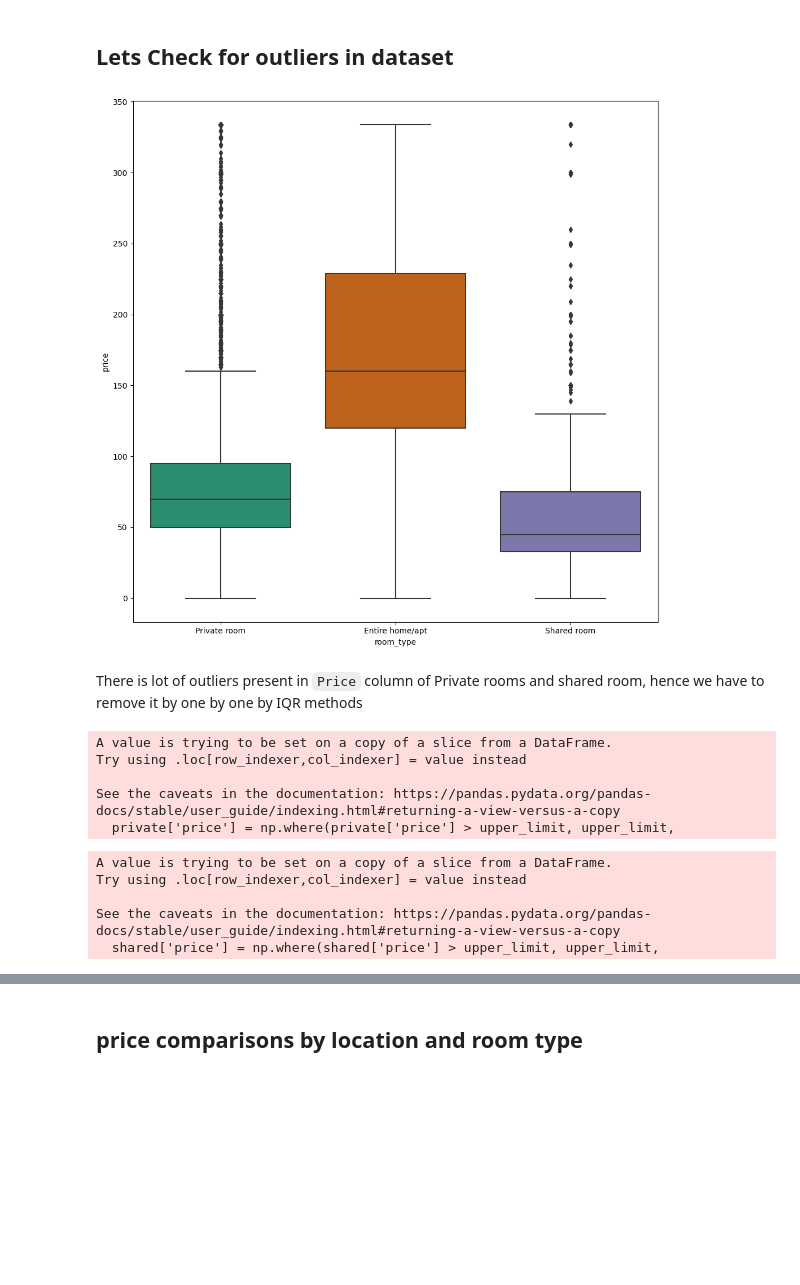
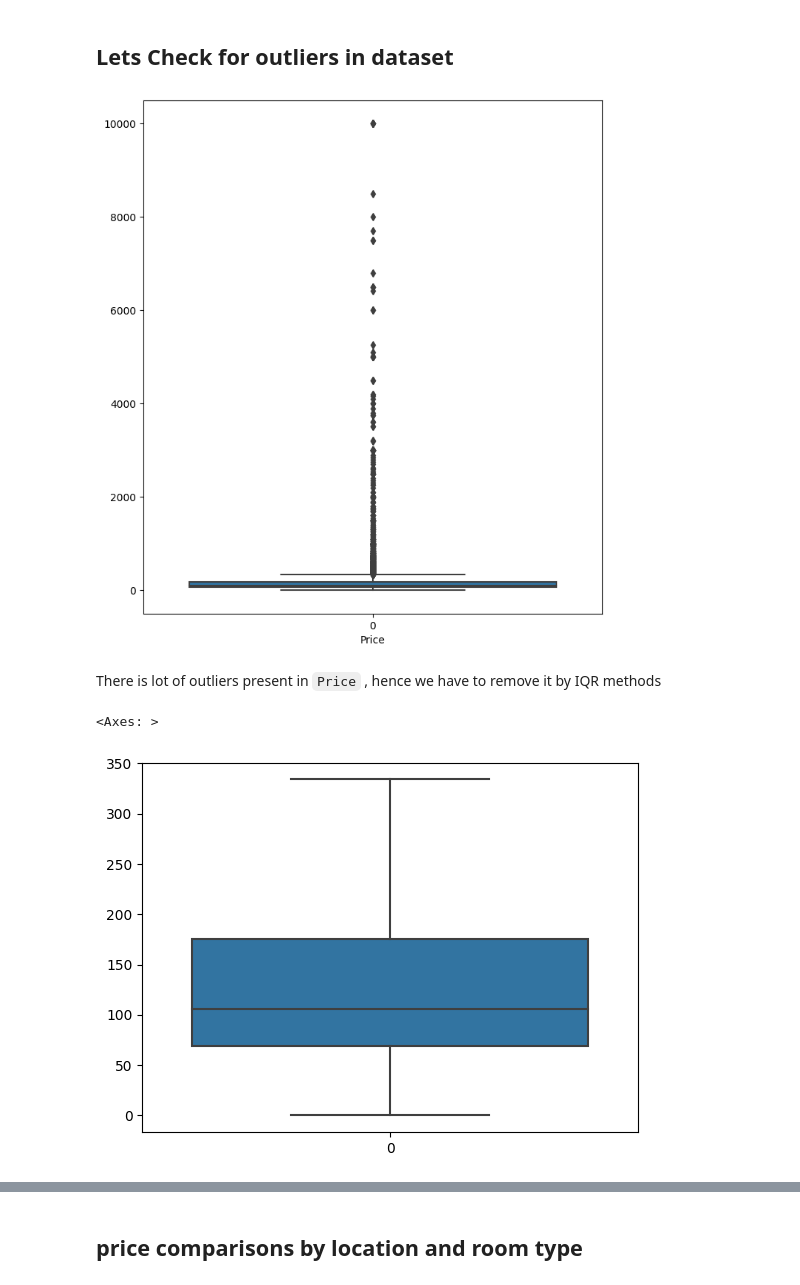
Before and after one commit to vivekMishra121/AirBnb_Booking_AnalysisEDA, a Jupyter notebook: AirBnb_BookingAnalysisEDA.ipynb, the cells around one changed output, grey strips where cells are left out. Cells and saved outputs as stored; diff of their text form; code cells hidden in the pictures; blank space fills up the shorter version.

```diff
--- a/AirBnb_BookingAnalysisEDA.ipynb
+++ b/AirBnb_BookingAnalysisEDA.ipynb
@@ -308,12 +398,13 @@ df['last_review'] = pd.to_datetime(df['last_review'])
 
 
 ##  Lets Check for outliers in dataset
-# %%
-# Lets check for outliers in price of various room types
-sns.boxplot(x=df['room_type'],y=df['price'])
-plt.show()
-# %% [output]
-[figure, removed]
+# %%
+plt.figure(figsize =(8,9))
+sns.boxplot(df['price'])
+plt.xlabel('Price')
+plt.show()
+# %% [output]
+[figure, added]
 # %% [markdown]
-There is lot of outliers  present in `Price` column of Private rooms and shared room, hence we have to remove it by one by one by IQR methods
+There is lot of outliers  present in `Price` , hence we have to remove it by IQR methods
 # %%
@@ -333,11 +421,5 @@ upper_limit = Q3 + 1.5*IQR
 # %%
 # Handle and fixed the outlier by using IQR and capping method
 
-private['price'] = np.where(private['price'] > upper_limit, upper_limit,
-                     np.where(private['price'] < lower_limit, lower_limit, private['price']))
+df['price'] = np.where(df['price'] > upper_limit, upper_limit,
+                     np.where(df['price'] < lower_limit, lower_limit, df['price']))
-# %% [output]
-A value is trying to be set on a copy of a slice from a DataFrame.
-Try using .loc[row_indexer,col_indexer] = value instead
-
-See the caveats in the documentation: https://pandas.pydata.org/pandas-docs/stable/user_guide/indexing.html#returning-a-view-versus-a-copy
-  private['price'] = np.where(private['price'] > upper_limit, upper_limit,
@@ -355,14 +426,8 @@ upper_limit = Q3 + 1.5*IQR
-# %%
-# Handle and fixed the outlier by using IQR and capping method
-
-shared['price'] = np.where(shared['price'] > upper_limit, upper_limit,
-                     np.where(shared['price'] < lower_limit, lower_limit, shared['price']))
-# %% [output]
-A value is trying to be set on a copy of a slice from a DataFrame.
-Try using .loc[row_indexer,col_indexer] = value instead
-
-See the caveats in the documentation: https://pandas.pydata.org/pandas-docs/stable/user_guide/indexing.html#returning-a-view-versus-a-copy
-  shared['price'] = np.where(shared['price'] > upper_limit, upper_limit,
+# %%
+sns.boxplot(df['price'])
+# %% [output]
+<Axes: >
+[figure, added]
 # %%
 sns.boxplot(x=df['room_type'],y=df['price'])
 plt.show()
```
Also changed, not shown: parts of 58 cells of this notebook.
